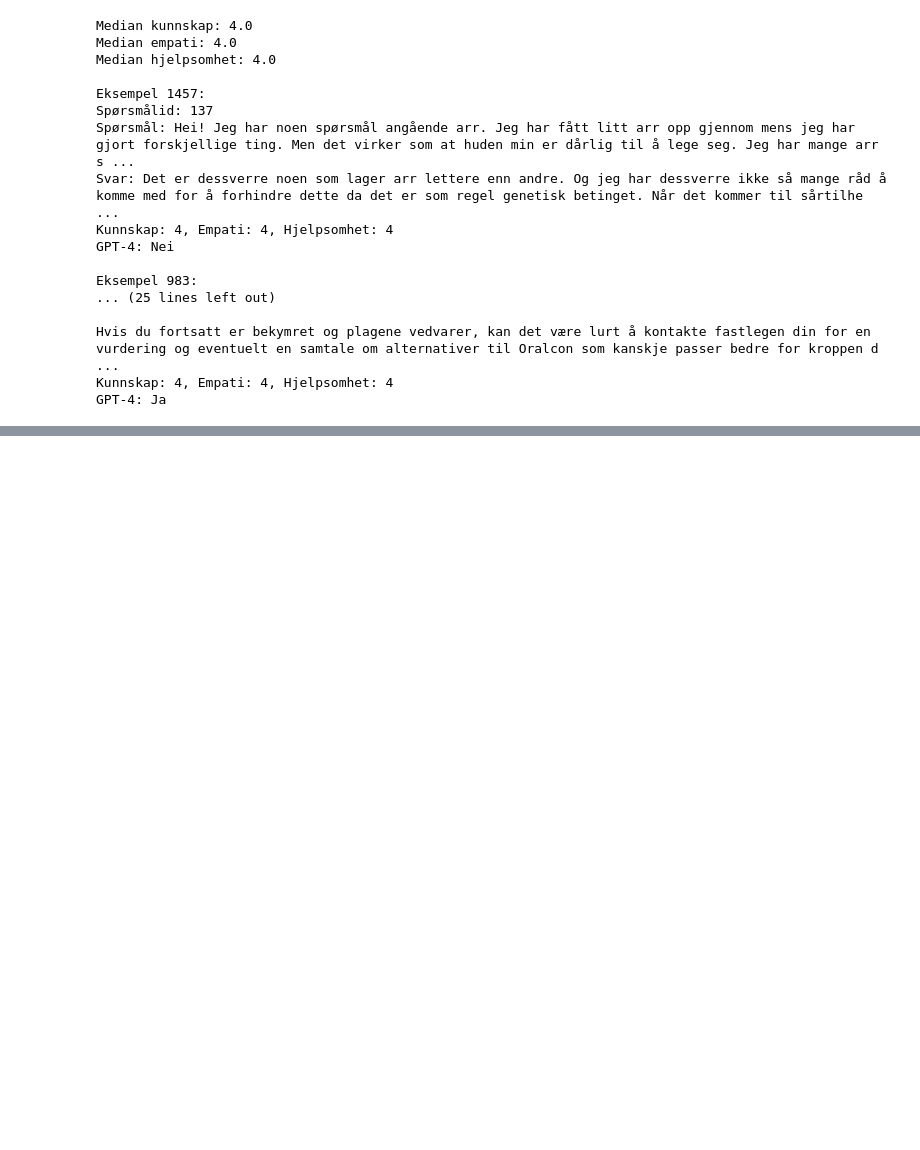
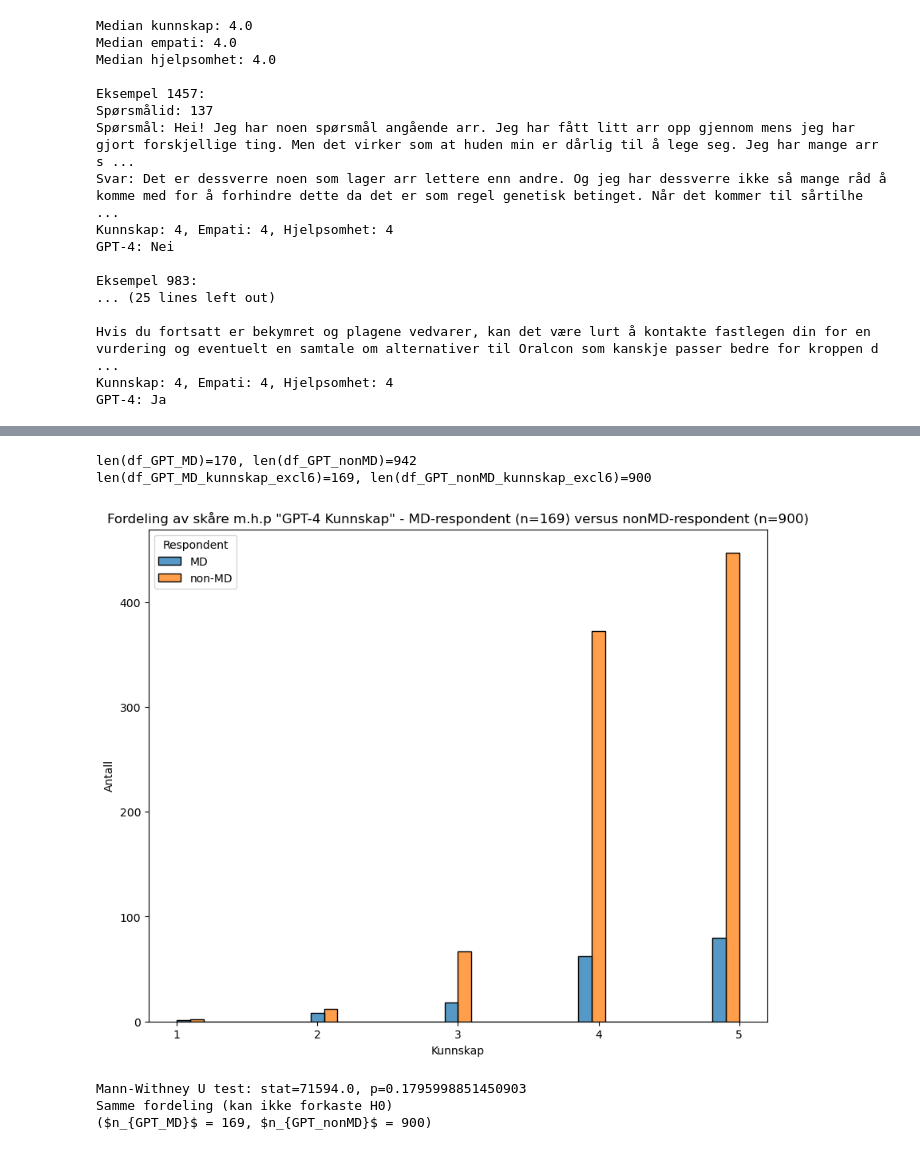
Before and after one commit to MMIV-ML/helseveileder, a Jupyter notebook: notebooks/analyse.ipynb, the cells around one changed output, grey strips where cells are left out. Saved outputs shown, nothing was run; the diff lists cells and outputs as text; code cells hidden in the pictures; blank space fills up the shorter version.

Commit message:
Kunnskap GPT-4 MD vs. non-MD

```diff
--- a/notebooks/analyse.ipynb
+++ b/notebooks/analyse.ipynb
@@ -3217,0 +3234,55 @@ GPT-4: Ja
+# %%
+### Sammenliking av kunnskap mellom GPT-4 og legesvar for respondenter som ee lege med lisense vs. ikke-lege som jobber, studerer eller har bakgrunn innen helsevesenet
+
+df_GPT_MD = df_GPT[df_GPT['harlisens'] == True]
+df_GPT_nonMD = df_GPT[df_GPT['harlisens'] == False]
+
+print(f'len(df_GPT_MD)={len(df_GPT_MD)}, len(df_GPT_nonMD)={len(df_GPT_nonMD)}')
+# Make new dataframes df_GPT_MD_kunnskap_excl6 and df_GPT_nonMD_kunnskap_excl6 where kunnskap is not 6
+
+df_GPT_MD_kunnskap_excl6 = df_GPT_MD[df_GPT_MD['kunnskap'] != 6]
+df_GPT_nonMD_kunnskap_excl6 = df_GPT_nonMD[df_GPT_nonMD['kunnskap'] != 6]
+
+print(f'len(df_GPT_MD_kunnskap_excl6)={len(df_GPT_MD_kunnskap_excl6)}, len(df_GPT_nonMD_kunnskap_excl6)={len(df_GPT_nonMD_kunnskap_excl6)}')
+
+# Plot the distribution of the scores for GPT "kunnskap" - MD versus nonMD
+
+fig, ax = plt.subplots(figsize=(10, 8))
+
+# Combine the data into a single DataFrame
+df_combined = pd.concat([df_GPT_MD_kunnskap_excl6[['kunnskap']].assign(Respondent='MD'), df_GPT_nonMD_kunnskap_excl6[['kunnskap']].assign(Respondent='non-MD')])
+
+# Plot the histograms side by side
+sns.histplot(data=df_combined, x='kunnskap', hue='Respondent', multiple='dodge')
+
+# Make the x-ticks integers centerd between the two bars
+plt.xticks(np.arange(1, 6, 1))
+
+plt.xlabel('Kunnskap')
+plt.ylabel('Antall')
+plt.title(f'Fordeling av skåre m.h.p "GPT-4 Kunnskap" - MD-respondent (n={len(df_GPT_MD_kunnskap_excl6)}) versus nonMD-respondent (n={len(df_GPT_nonMD_kunnskap_excl6)})')
+
+plt.show()
+# Test the following hypothesis: H0: The distribution of the scores regarding GPT's kunnskap: MD vs. non-MD and are the same
+# vs. H1: The distribution of the scores regarding GPT's kunnskap: MD vs. non-MD and are different (MD's scores are likely lower)
+
+# Perform the Mann-Whitney U test
+stat, p = mannwhitneyu(df_GPT_MD_kunnskap_excl6['kunnskap'], df_GPT_nonMD_kunnskap_excl6['kunnskap'])
+print(f'Mann-Withney U test: stat={stat}, p={p}')
+
+# Interpret the p-value
+alpha = 0.05
+
+if p > alpha:
+    print('Samme fordeling (kan ikke forkaste H0)')
+else:
+    print('Forskjellig fordeling (forkast H0)')
+
+print(f'($n_{{GPT_MD}}$ = {len(df_GPT_MD_kunnskap_excl6)}, $n_{{GPT_nonMD}}$ = {len(df_GPT_nonMD_kunnskap_excl6)})')
+# %% [output]
+len(df_GPT_MD)=170, len(df_GPT_nonMD)=942
+len(df_GPT_MD_kunnskap_excl6)=169, len(df_GPT_nonMD_kunnskap_excl6)=900
+[figure, added]
+Mann-Withney U test: stat=71594.0, p=0.1795998851450903
+Samme fordeling (kan ikke forkaste H0)
+($n_{GPT_MD}$ = 169, $n_{GPT_nonMD}$ = 900)
```
Also changed, not shown: parts of 7 cells of this notebook, 4 other files.
